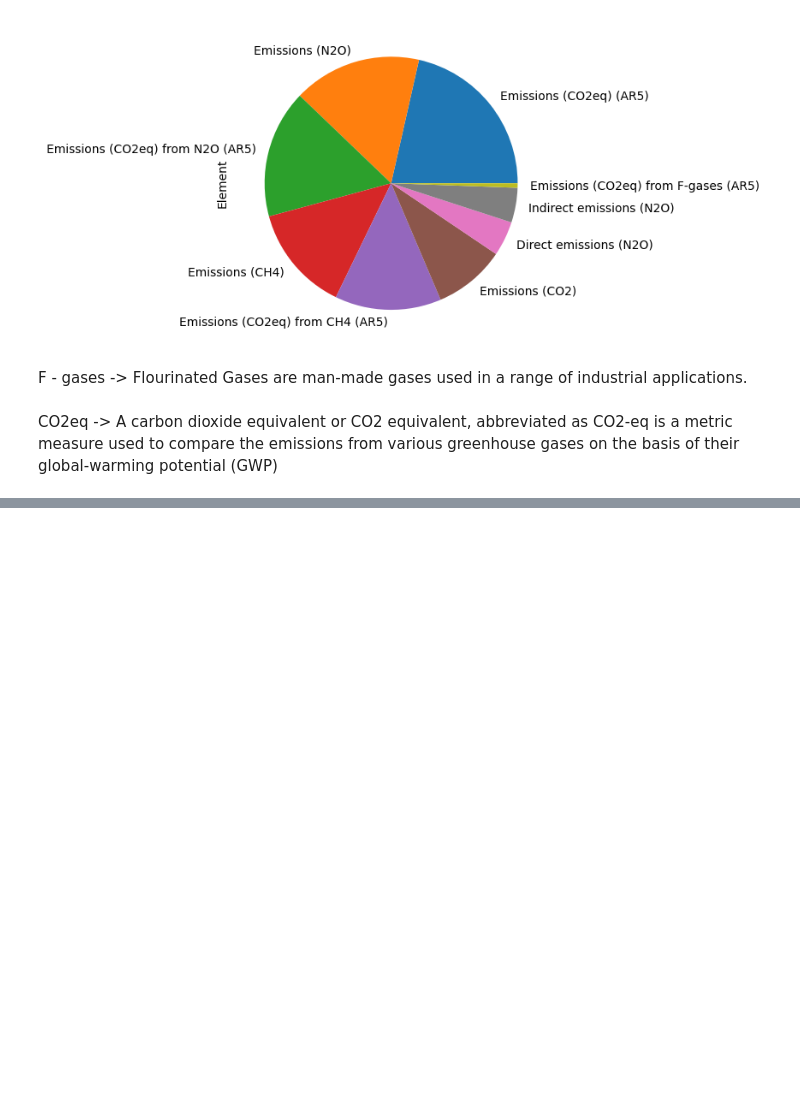
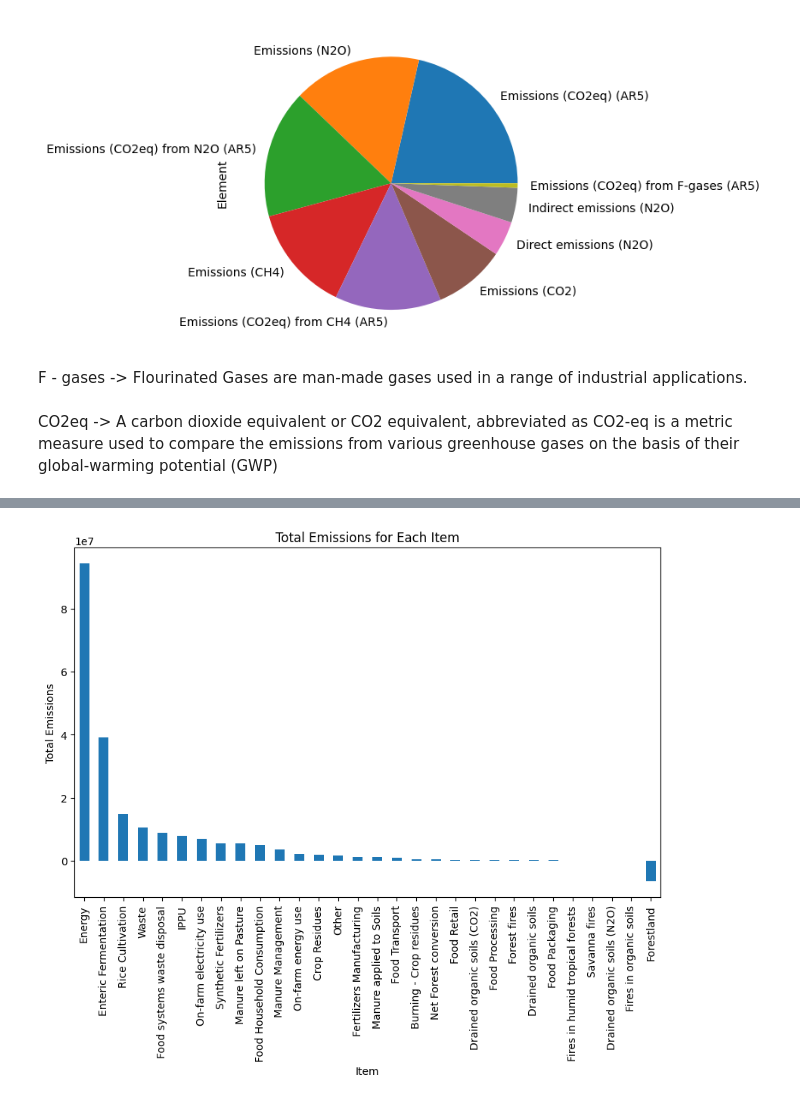
Before and after one commit to AdityaKhot/Analyzing-and-Predicting-the-GHG-Emission-from-Agro-Activities-using-ML-Models, a Jupyter notebook: Code/Prediction_3.ipynb, the cells around one changed output, grey strips where cells are left out. Drawn from its saved outputs; the diff is of its cells as text; code cells hidden in the pictures; blank space fills up the shorter version.

```diff
--- a/Code/Prediction_3.ipynb
+++ b/Code/Prediction_3.ipynb
@@ -199,0 +151,12 @@ print("Best value of k:", best_k)
+# %%
+# Plotting total emissions for each item
+total_emissions = emission.groupby('Item')['Value'].sum().sort_values(ascending=False)
+
+plt.figure(figsize=(10,6))
+total_emissions.plot(kind='bar')
+plt.title('Total Emissions for Each Item')
+plt.xlabel('Item')
+plt.ylabel('Total Emissions')
+plt.show()
+# %% [output]
+[figure, added]
```
Also changed, not shown: parts of 48 cells of this notebook.
